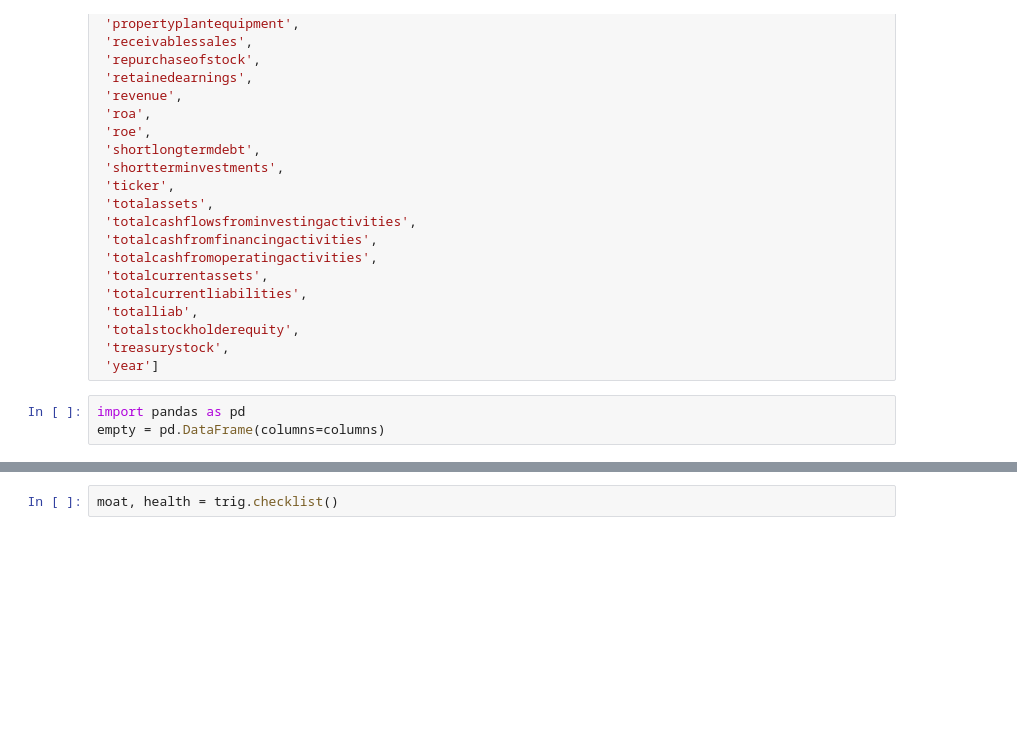
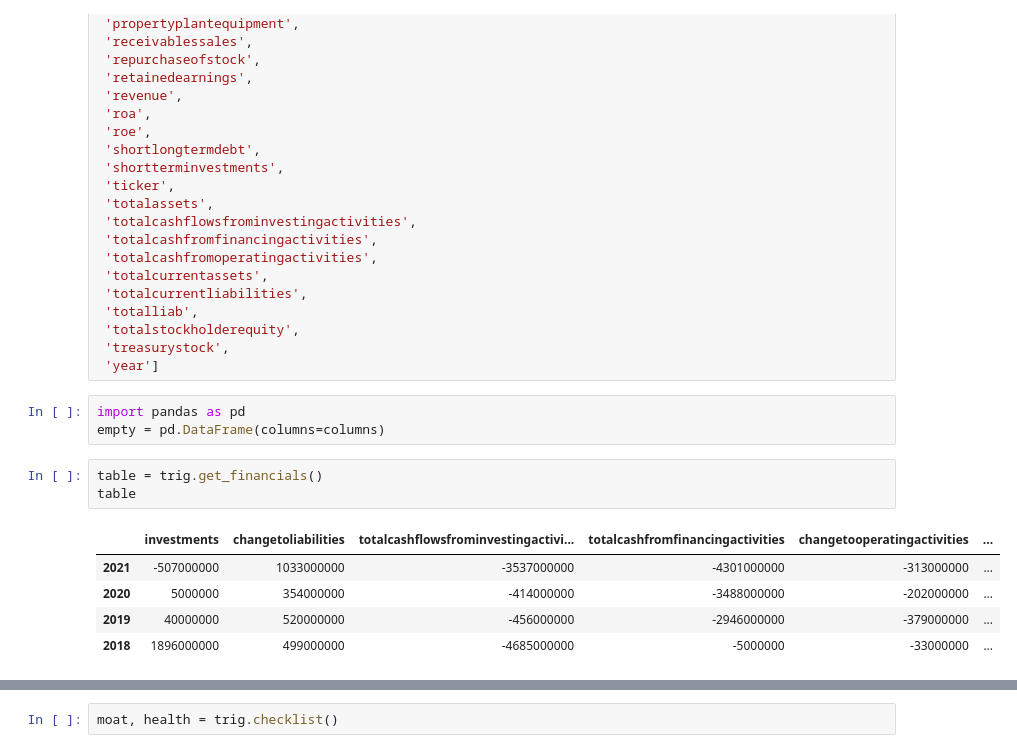
Before and after one commit to Michiel-DK/tracker, a Jupyter notebook: notebooks/try.ipynb, the cells around one changed output, grey strips where cells are left out. Cells and saved outputs as stored; diff of their text form; blank space fills up the shorter version.

```diff
--- a/notebooks/try.ipynb
+++ b/notebooks/try.ipynb
@@ -425,4 +420,13 @@ columns = ['accountspayable',
 # %%
 import pandas as pd
 empty = pd.DataFrame(columns=columns)
+# %%
+table = trig.get_financials()
+table
+# %% [output]
+|  | investments | changetoliabilities | totalcashflowsfrominvestingactivi... | totalcashfromfinancingactivities | changetooperatingactivities | ... |
+| 2021 | -507000000 | 1033000000 | -3537000000 | -4301000000 | -313000000 | ... |
+| 2020 | 5000000 | 354000000 | -414000000 | -3488000000 | -202000000 | ... |
+| 2019 | 40000000 | 520000000 | -456000000 | -2946000000 | -379000000 | ... |
+| 2018 | 1896000000 | 499000000 | -4685000000 | -5000000 | -33000000 | ... |
 # %%
```
Also changed, not shown: parts of 8 cells of this notebook, 5 other files.
